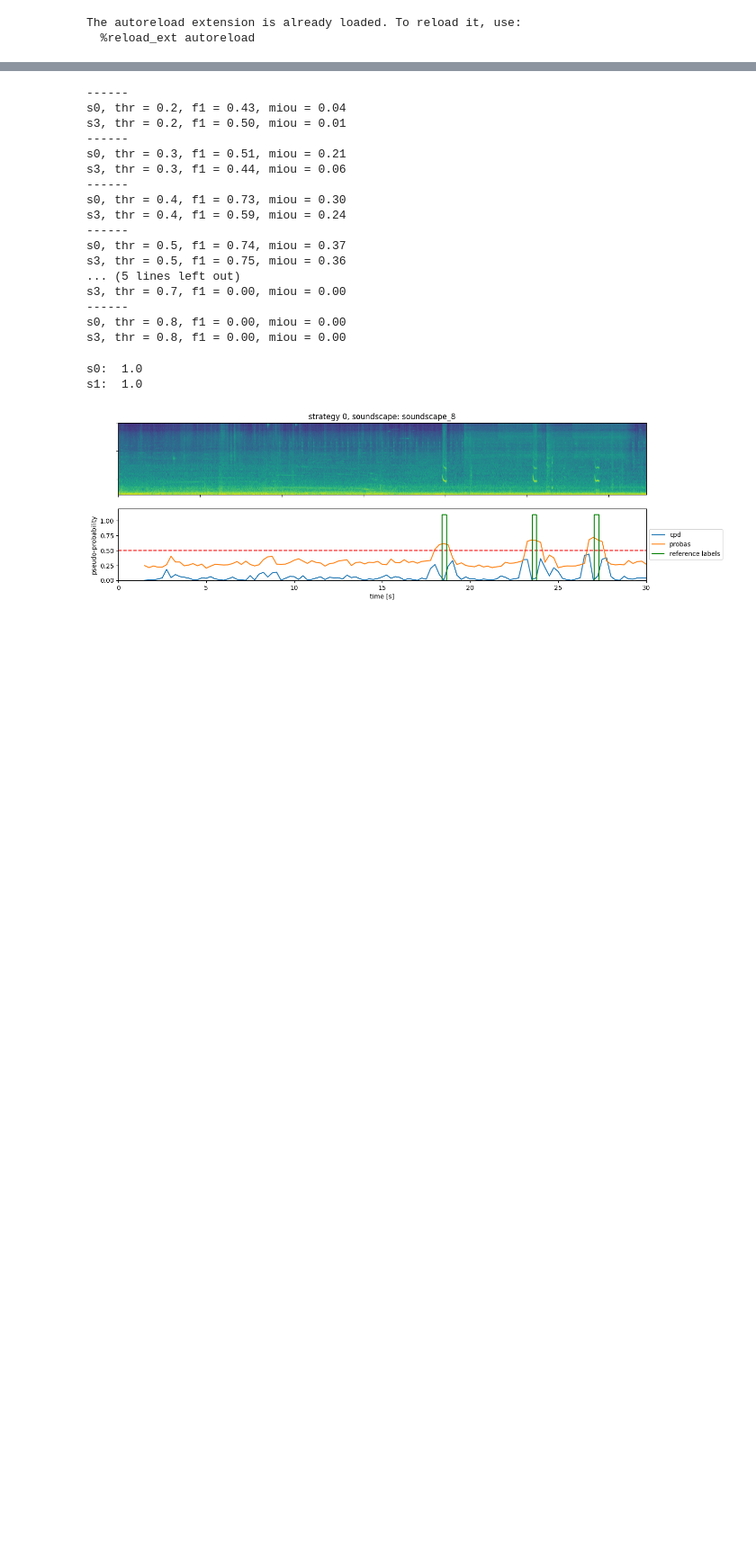
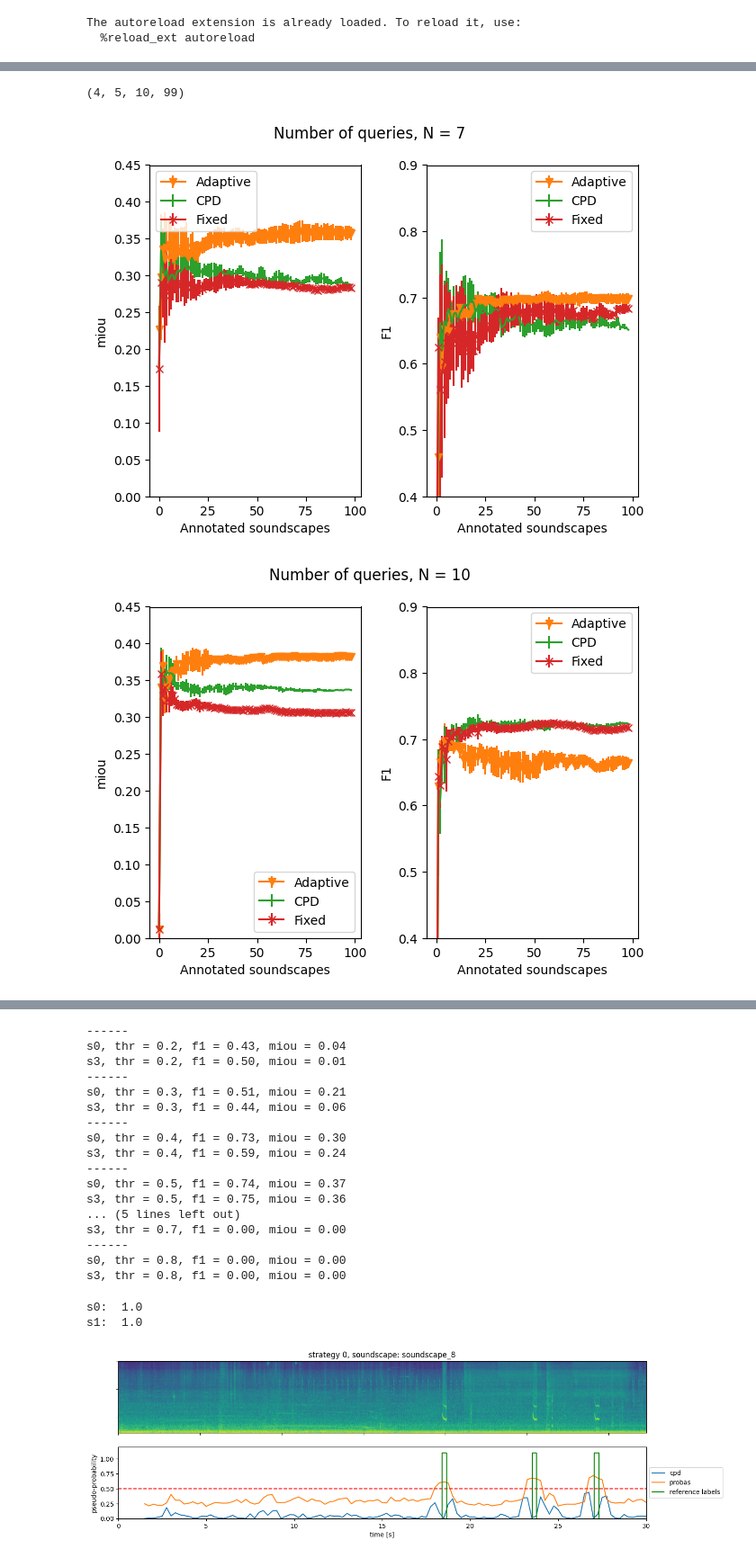
Before and after one commit to johnmartinsson/adaptive-change-point-detection, a Jupyter notebook: notebooks/optimal_adaptive_cost_analysis.ipynb, the cells around one changed output, grey strips where cells are left out. Shown at 90% size. Saved outputs shown, nothing was run; the diff lists cells and outputs as text; code cells hidden in the pictures; blank space fills up the shorter version.

```diff
--- a/notebooks/optimal_adaptive_cost_analysis.ipynb
+++ b/notebooks/optimal_adaptive_cost_analysis.ipynb
@@ -34,3 +34,6 @@ import metrics
 
 import matplotlib.pyplot as plt
 import matplotlib
+import seaborn as sns
+
+colors = ['#1f77b4', '#ff7f0e', '#2ca02c', '#d62728', '#9467bd', '#8c564b', '#e377c2', '#7f7f7f', '#bcbd22', '#17becf']
@@ -68,0 +40,56 @@ for idx_n_queries in range(len(n_queriess)):
+# %%
+# cpd_miou_scores_test = np.load('../results/0.8s_0.25s_cpd_baseline_full/miou_scores_test.npy')
+# cpd_f1_scores_test   = np.load('../results/0.8s_0.25s_cpd_baseline_full/f1_scores_test.npy')
+
+# miou_scores_test = np.load('../results/0.8s_0.25s_random_init/miou_scores_test.npy')
+# f1_scores_test   = np.load('../results/0.8s_0.25s_random_init/f1_scores_test.npy')
+
+miou_scores_test = np.load('../results/10_30/0.8s_0.20s_final/miou_scores_test.npy')
+f1_scores_test   = np.load('../results/10_30/0.8s_0.20s_final/f1_scores_test.npy')
+
+print(miou_scores_test.shape)
+
+#n_queriess = [7, 10, 20, 30, 40] #7, 10, 20, 30, 40, 50] #, 30] #5,7,10,20,30]
+n_queriess = [7, 10, 20, 30, 40]
+
+#n_queriess = [0.25, 0.5, 1.0, 2.0] # TODO: NOISE FACTOR
+
+strategy_names = ['Active and adaptive', 'Adaptive', 'CPD', 'Fixed']
+markers = [None, 'v', None, 'x']
+
+for idx_n_queries in range(len(n_queriess)):
+    fig, ax = plt.subplots(1, 2)
+    for idx_strategy in [1, 2, 3]: #[0, 1, 2, 3]: #range(4):
+        if idx_strategy == 2:
+            tmp_f1 = f1_scores_test #cpd_f1_scores_test
+            tmp_miou = miou_scores_test #cpd_miou_scores_test
+        else:
+            tmp_f1 = f1_scores_test
+            tmp_miou = miou_scores_test
+
+        mean_mious = tmp_miou[idx_strategy, idx_n_queries].mean(axis=0)
+        std_mious  = tmp_miou[idx_strategy, idx_n_queries].std(axis=0)
+
+        mean_f1s   = tmp_f1[idx_strategy, idx_n_queries].mean(axis=0)
+        std_f1s    = tmp_f1[idx_strategy, idx_n_queries].std(axis=0)
+
+        N = miou_scores_test.shape[3]
+        ax[0].errorbar(x=np.arange(N), y=mean_mious, yerr=std_mious, label=strategy_names[idx_strategy], color=colors[idx_strategy], marker=markers[idx_strategy])
+        ax[0].set_xlabel('Annotated soundscapes')
+        ax[0].set_ylabel('miou')
+        ax[0].legend()
+        ax[0].set_ylim([0.0, 0.45])
+
+        ax[1].errorbar(x=np.arange(N), y=mean_f1s, yerr=std_f1s, label=strategy_names[idx_strategy], color=colors[idx_strategy], marker=markers[idx_strategy])
+        ax[1].set_xlabel('Annotated soundscapes')
+        ax[1].set_ylabel('F1')
+        ax[1].legend()
+        ax[1].set_ylim([0.4, 0.9])
+
+        plt.suptitle('Number of queries, N = {}'.format(n_queriess[idx_n_queries]))
+
+    plt.tight_layout()
+# %% [output]
+(4, 5, 10, 99)
+[figure, added]
+[figure, added]
```
Also changed, not shown: parts of 6 cells of this notebook, 1 other file.
